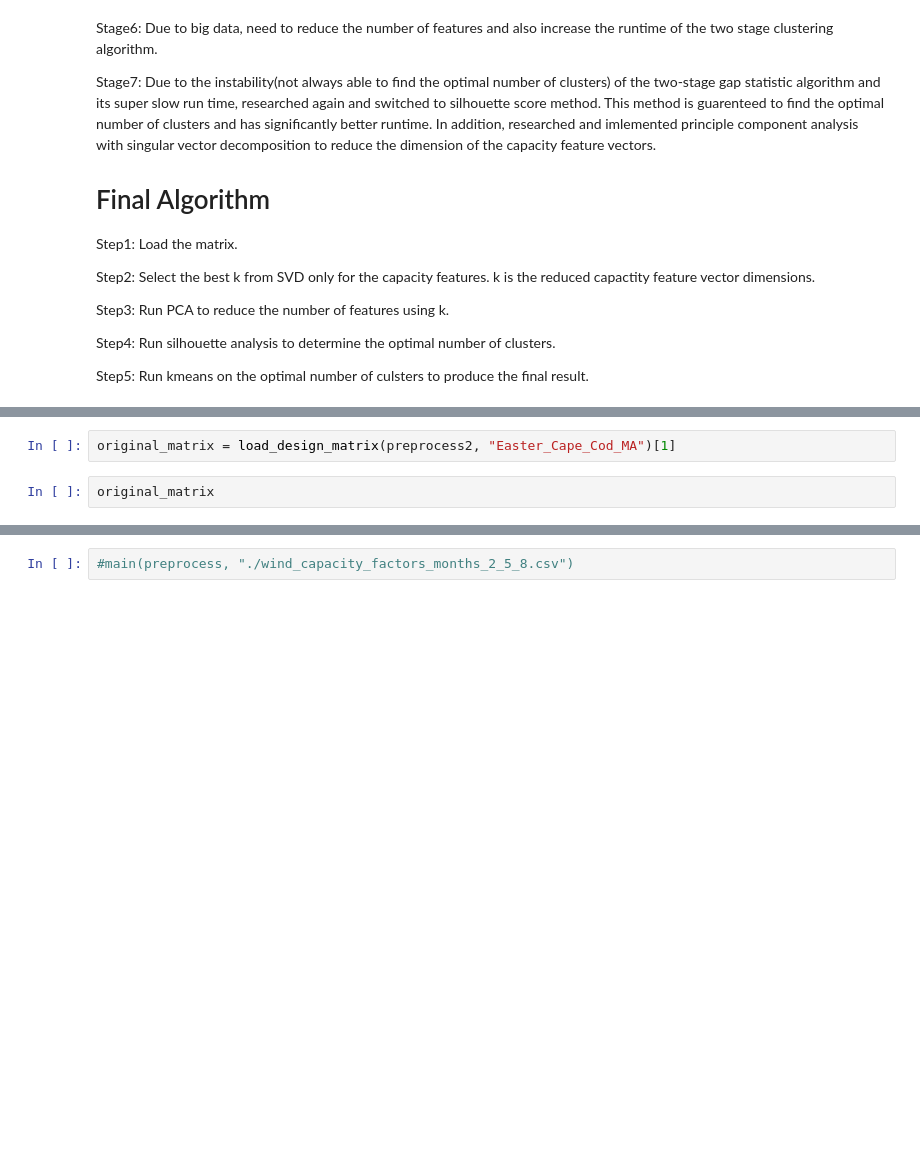
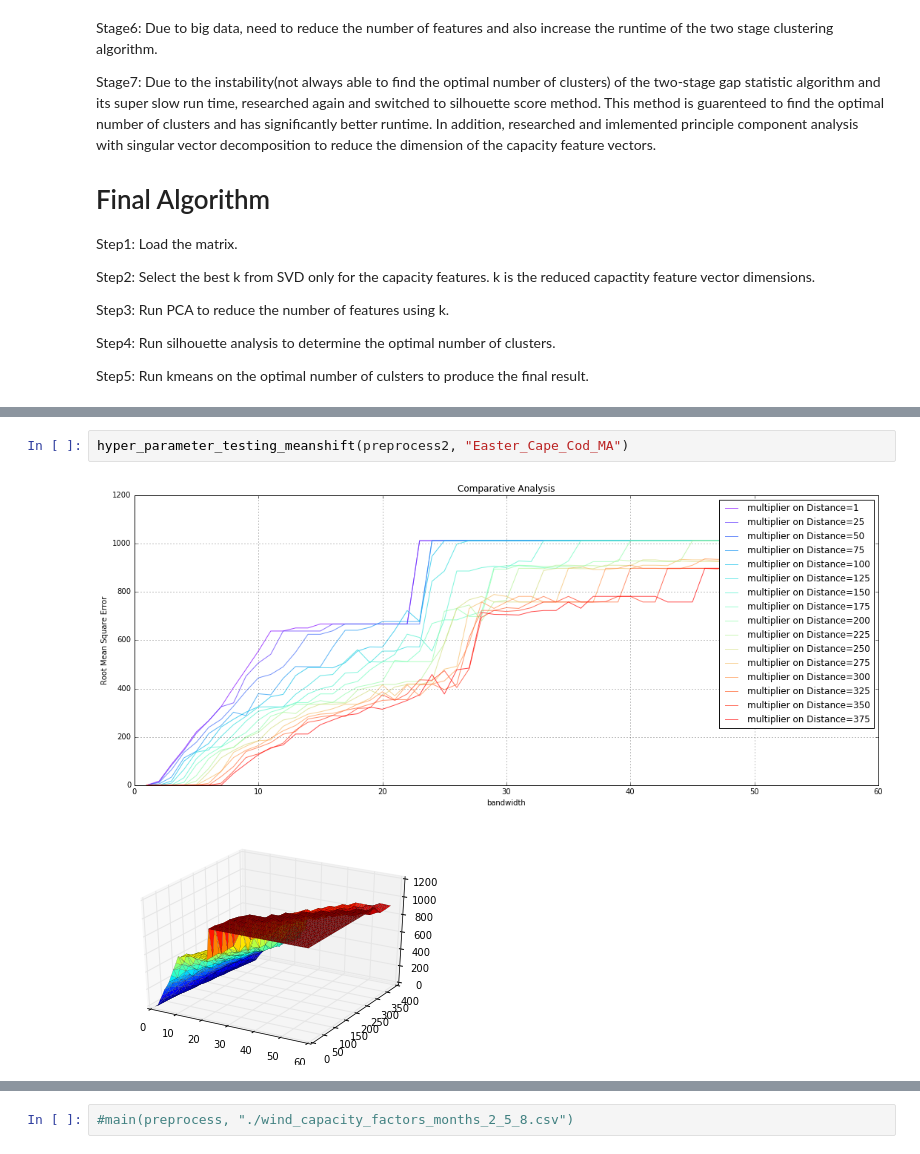
Before and after one commit to JinZhaoHong/wind, a Jupyter notebook: ml_wind_farms_silhouette.ipynb, the cells around one changed output, grey strips where cells are left out. Cells and saved outputs as stored; diff of their text form; blank space fills up the shorter version.

```diff
--- a/ml_wind_farms_silhouette.ipynb
+++ b/ml_wind_farms_silhouette.ipynb
@@ -813,4 +919,5 @@ def hyper_parameter_testing(preprocess_f, path, original_matrix):
 # %%
-original_matrix = load_design_matrix(preprocess2, "Easter_Cape_Cod_MA")[1]
+hyper_parameter_testing_meanshift(preprocess2, "Easter_Cape_Cod_MA")
+# %% [output]
+[figure, added]
+[figure, added]
-# %%
-original_matrix
```
Also changed, not shown: parts of 14 cells of this notebook.
